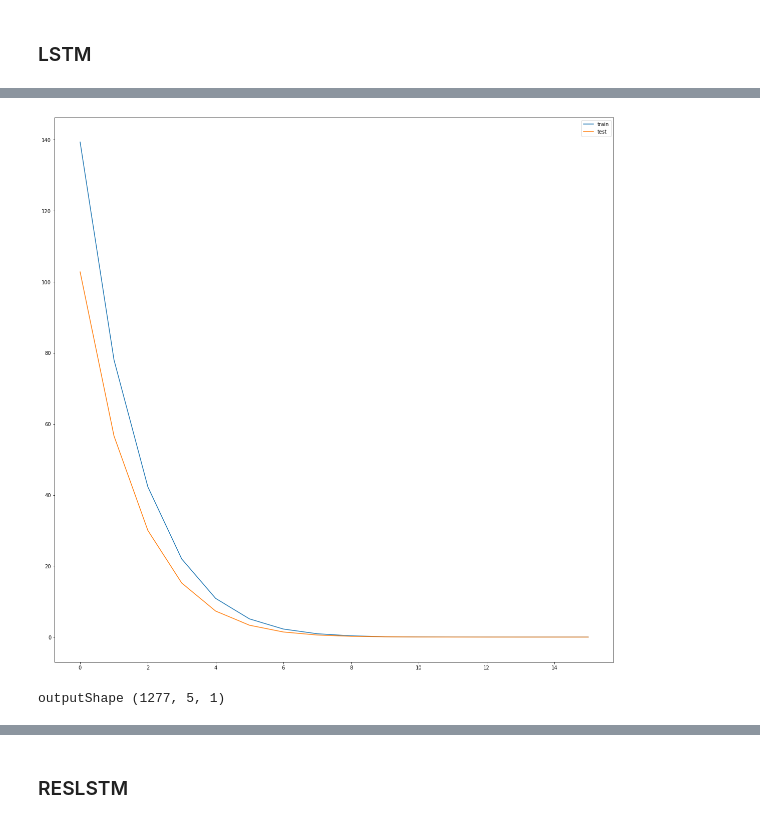
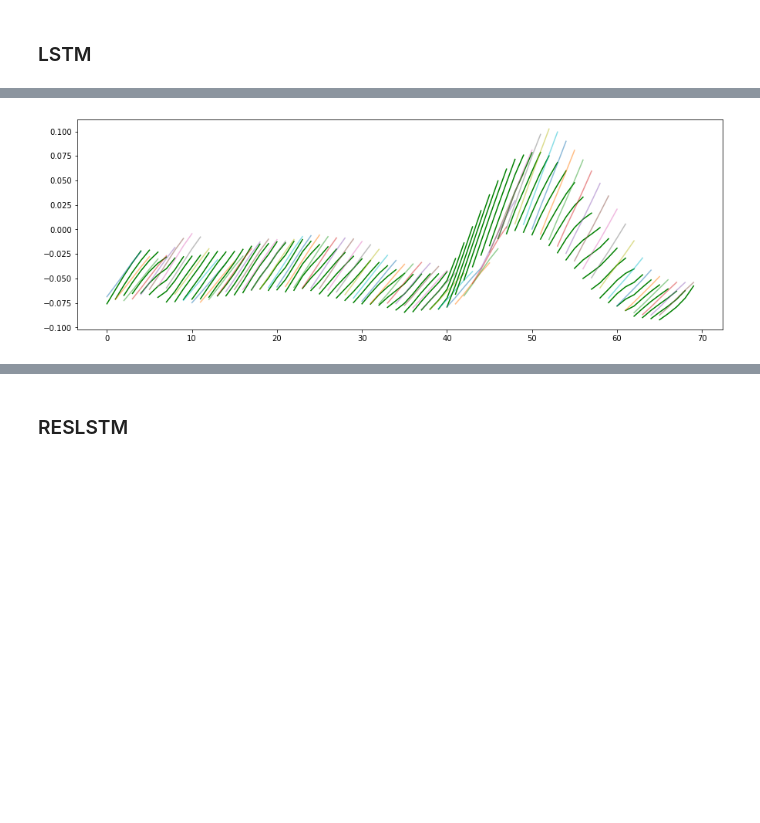
Before and after one commit to IsmailMarashi/2020-2021-Stock-Market-Forecasting-Using-Sentiment-Analysis, a Jupyter notebook: yFinance.ipynb, the cells around one changed output, grey strips where cells are left out. Cells and saved outputs as stored; diff of their text form; code cells hidden in the pictures; blank space fills up the shorter version.

```diff
--- a/yFinance.ipynb
+++ b/yFinance.ipynb
@@ -592,2 +593,3 @@ sum(r),r
 # %%
-data["D_L_R"]
+dataIn=(dataIn.to_numpy().reshape(dataIn.shape[0],dataIn.shape[1],-1))
+dataOut=(dataOut.to_numpy().reshape(dataOut.shape[0],dataOut.shape[1],-1))
@@ -693,7 +655,0 @@ dataOut=(dataOut.to_numpy().reshape(dataOut.shape[0],lookAhead,-1))
-# %%
-split=0.2
-trainx,vtx,trainy,vty=train_test_split(dataIn,dataOut,test_size=split,shuffle=False)
-vx,tx,vy,ty=train_test_split(vtx,vty,test_size=0.5,shuffle=False)
-print("Total Samples:",len(dataIn),"\t\t\tTraining Samples:",len(trainx))
-print("Total Validation Samples:",len(vy),"\t\tTest Samples:",len(ty))
-print("Input Data Shape:",tx.shape[1:],"\t\tOutput Data Shape:",ty.shape[1:])
@@ -901,11 +799,0 @@ _________________________________________________________________
-# %%
-predictions=model.predict(vx)
-# print("outputShape",predictions.shape)
-# vEvals=model.evaluate(vx,vy,verbose=0)
-# # print("Val Loss:",vEvals[0],"\tVal MAE:",vEvals[1])
-# plotCompare(vy[:,-1],predictions[:,-1],["Y","P"])
-# predictions=model.predict(tx)
-# tEvals=model.evaluate(tx,ty,verbose=0)
-# print("Test Loss:",tEvals[0],"\tTest MAE:",tEvals[1])
-for l in range(0,lookAhead):
-    plotCompare(ty[:,l],predictions[:,l],["Y","P"])
@@ -918,9 +799,0 @@ for l in range(0,lookAhead):
-# %%
-predictions=model.predict(vx)
-vEvals=model.evaluate(vx,vy,verbose=0)
-# rrr=0
-# shiftff=5
-# plotMultVariate(vy[rrr:rrr+shiftff],predictions[rrr:rrr+shiftff],5)
-plotVisual(vy,predictions,lookAhead)
-# plotCompare(vy[:2,-1],predictions[:,-1])
-# print(predictions[100:])
@@ -989,8 +873,7 @@ Epoch 16/100
 # %%
-plotCompare(history.history['loss'],history.history['val_loss'],["train","test"])
-plt.show()
-predictions=model.predict(vx)
-print("outputShape",predictions.shape)
+rrr=66
+shiftff=66
+plotMultVariate(vy[rrr:rrr+shiftff],predictions[rrr:rrr+shiftff],5)
+# plotVisual(vy,predictions,lookAhead,0.001)
 # %% [output]
-[figure, old version]
+[figure, new version]
-outputShape (1277, 5, 1)
```
Also changed, not shown: parts of 144 cells of this notebook, 1 other file.
